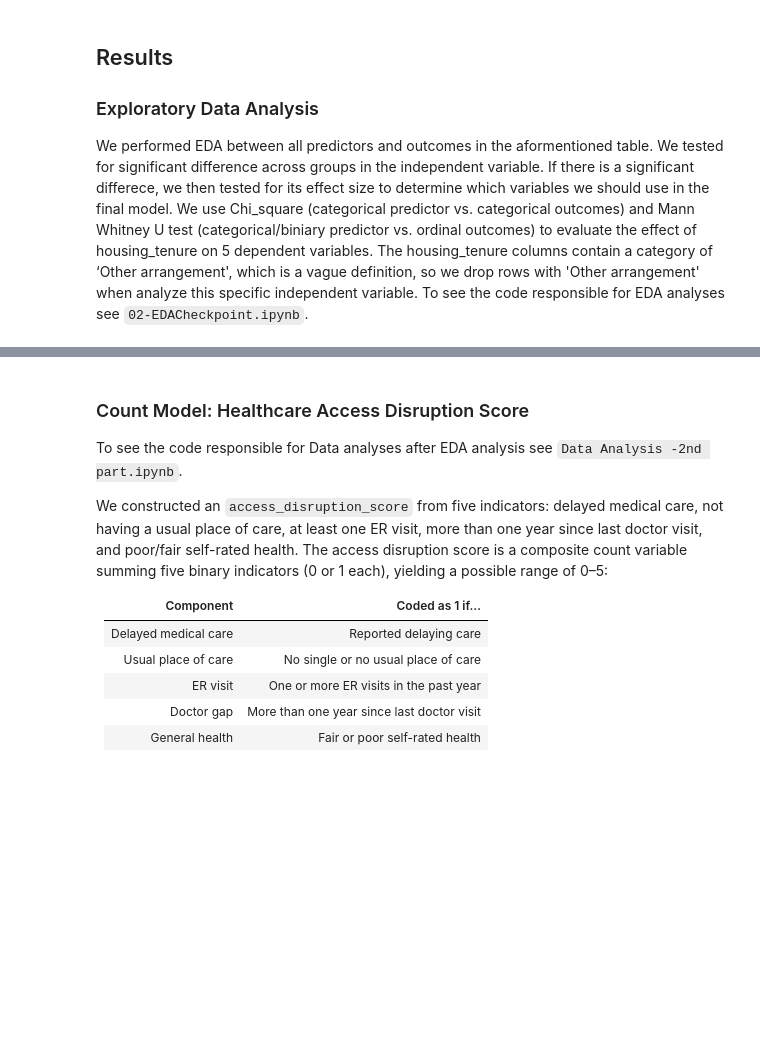
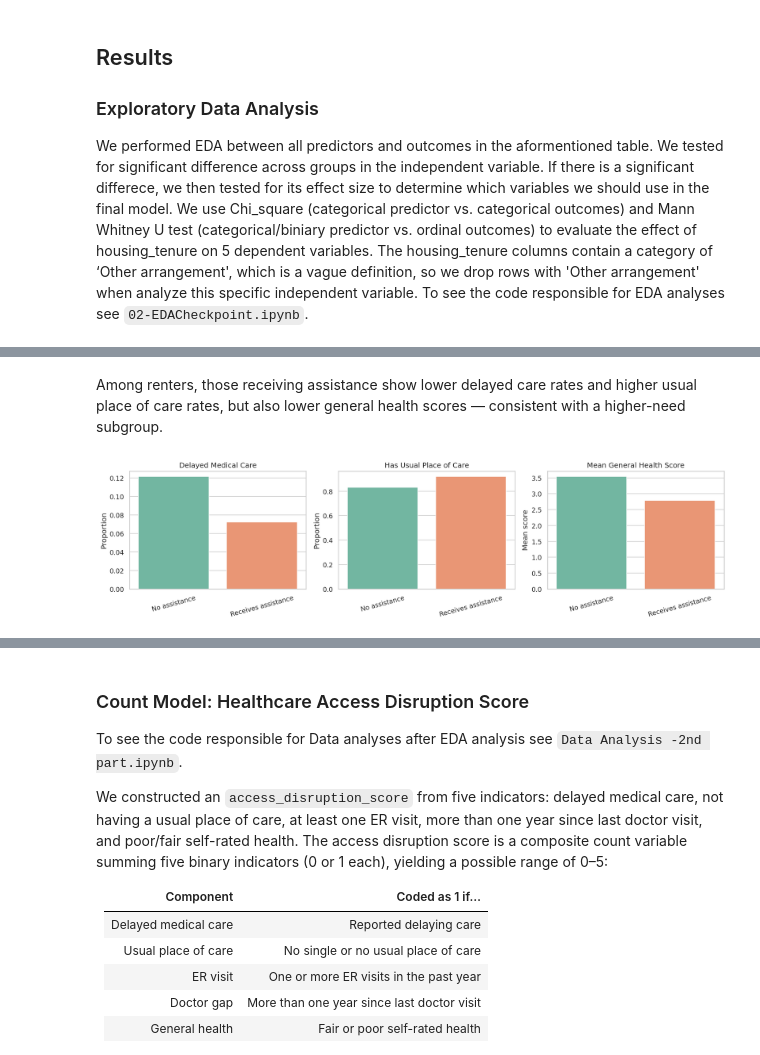
Before and after one commit to COGS108/Group-SP26-079, a Jupyter notebook: 03-FinalProject.ipynb, the cells around one changed output, grey strips where cells are left out. Saved outputs shown, nothing was run; the diff lists cells and outputs as text; code cells hidden in the pictures; blank space fills up the shorter version.

```diff
--- a/03-FinalProject.ipynb
+++ b/03-FinalProject.ipynb
@@ -213,0 +254,6 @@ ipy_display(Image(filename='results/eda_charts/tenure_general_health.png'))
+# %% [markdown]
+Among renters, those receiving assistance show lower delayed care rates and higher usual place of care rates, but also lower general health scores — consistent with a higher-need subgroup.
+# %%
+ipy_display(Image(filename='results/eda_charts/rent_assistance_outcomes_panel.png'))
+# %% [output]
+[figure, added]
```
Also changed, not shown: parts of 44 cells of this notebook.
